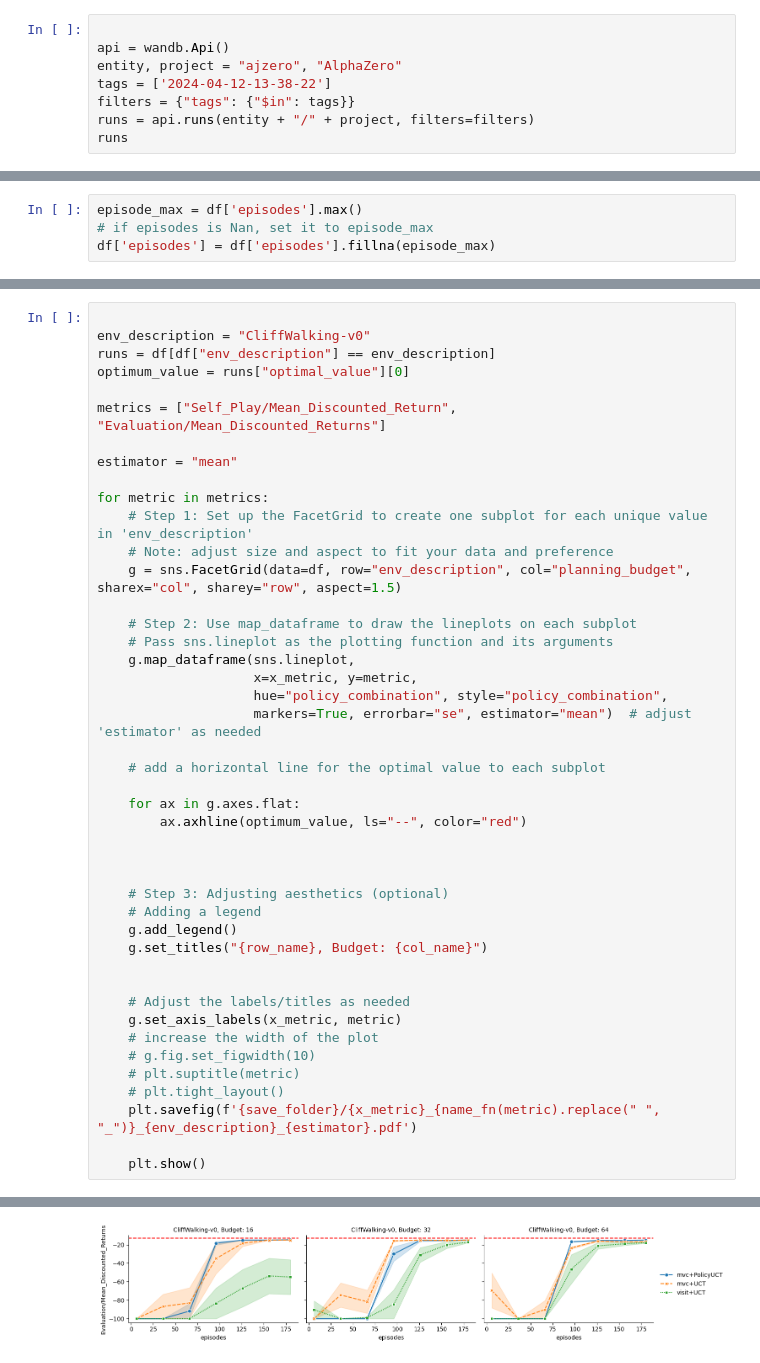
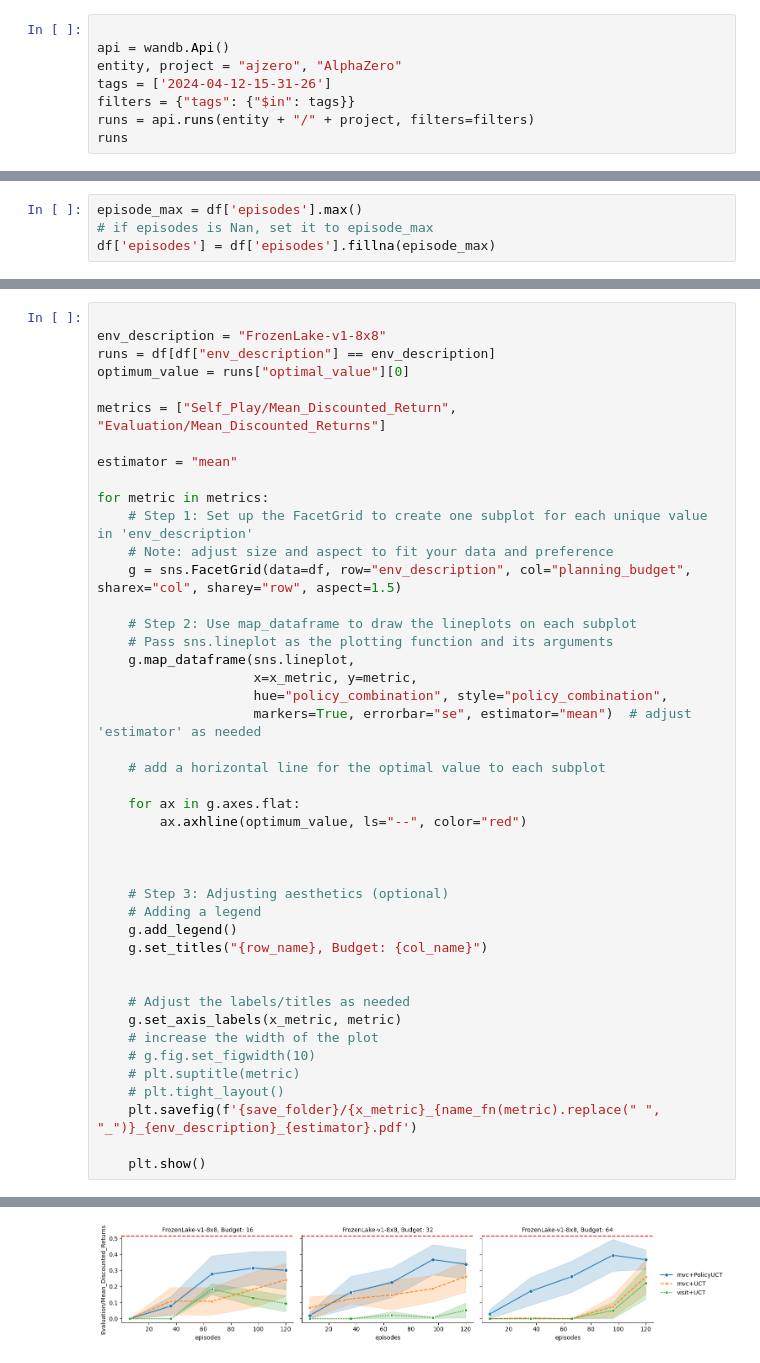
Before and after one commit to albinjal/GeneralAlphaZero, a Jupyter notebook: notebooks/fixed_planning2.ipynb, the cells around one changed output, grey strips where cells are left out. Saved outputs shown, nothing was run; the diff lists cells and outputs as text.

```diff
--- a/notebooks/fixed_planning2.ipynb
+++ b/notebooks/fixed_planning2.ipynb
@@ -13,7 +13,7 @@ from scipy.interpolate import interp1d
 
 api = wandb.Api()
 entity, project = "ajzero", "AlphaZero"
-tags = ['2024-04-12-13-38-22']
+tags = ['2024-04-12-15-31-26']
 filters = {"tags": {"$in": tags}}
 runs = api.runs(entity + "/" + project, filters=filters)
 runs
@@ -161,6 +161,6 @@ for metric in metrics:
 # %%
 
-env_description = "CliffWalking-v0"
+env_description = "FrozenLake-v1-8x8"
 runs = df[df["env_description"] == env_description]
 optimum_value = runs["optimal_value"][0]
 
@@ -207 +207 @@ for metric in metrics:
-[figure, old version]
+[figure, new version]
```
Also changed, not shown: parts of 4 cells of this notebook, 2 other files.
